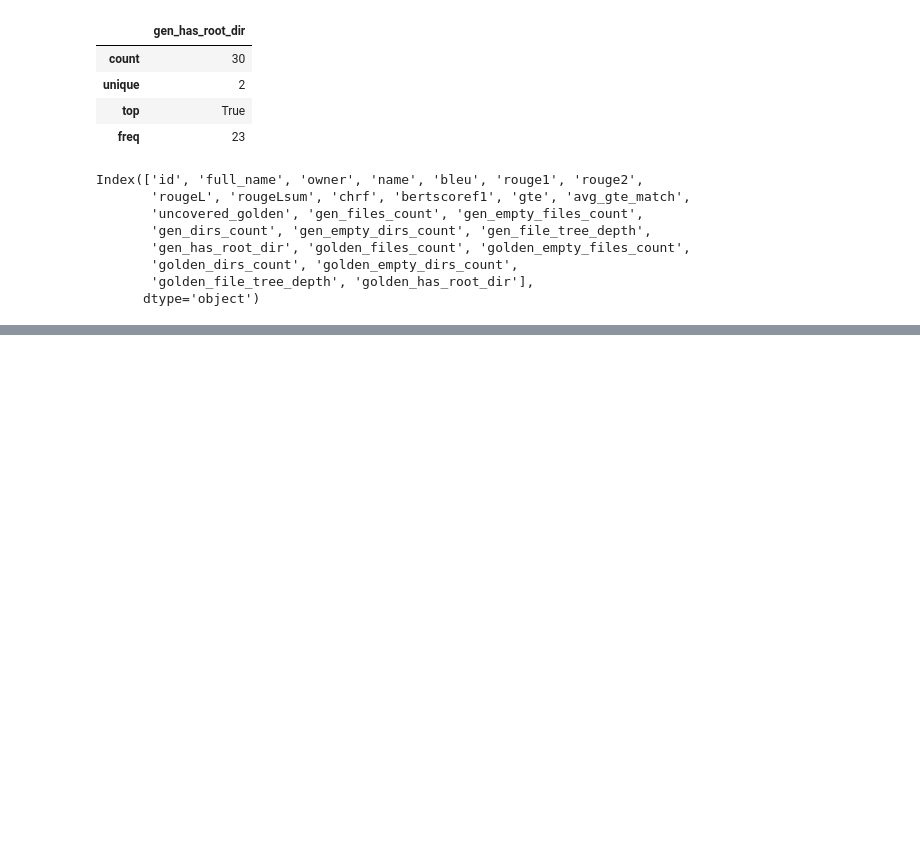
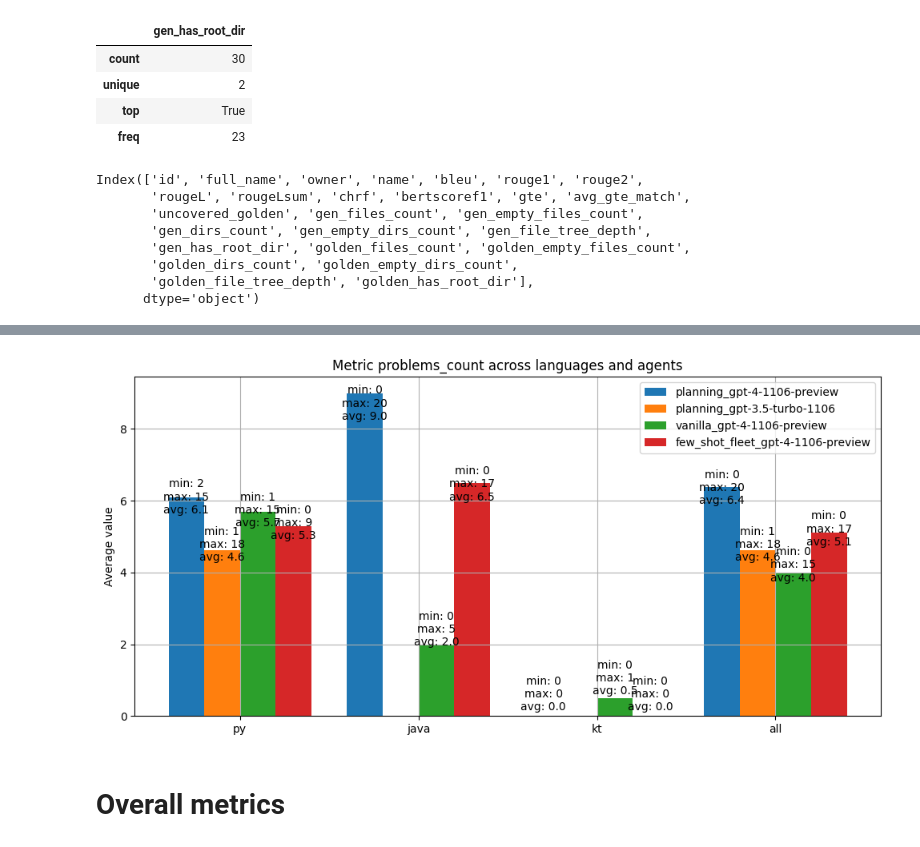
Before and after one commit to JetBrains-Research/agents-eval, a Jupyter notebook: src/template_generation/notebooks/metrics.ipynb, the cells around one changed output, grey strips where cells are left out. Saved outputs shown, nothing was run; the diff lists cells and outputs as text; code cells hidden in the pictures; blank space fills up the shorter version.

```diff
--- a/src/template_generation/notebooks/metrics.ipynb
+++ b/src/template_generation/notebooks/metrics.ipynb
@@ -207,3 +253,9 @@ Index(['id', 'full_name', 'owner', 'name', 'bleu', 'rouge1', 'rouge2',
+# %%
+plot_bar_for_metric('qodana', 'problems_count', golden=False)
+# %% [output]
+[figure, added]
+# %% [markdown]
+# Overall metrics
 # %%
 stats = {'metric': [], 'agent': [], 'min': [], 'median': [], 'avg': [], 'max': []}
 for metric in ['gen_files_count', 'gen_dirs_count', 'gen_empty_files_count', 'gen_empty_dirs_count', 'gen_has_root_dir', 'gen_file_tree_depth']:
```
Also changed, not shown: parts of 15 cells of this notebook, 22 other files.
